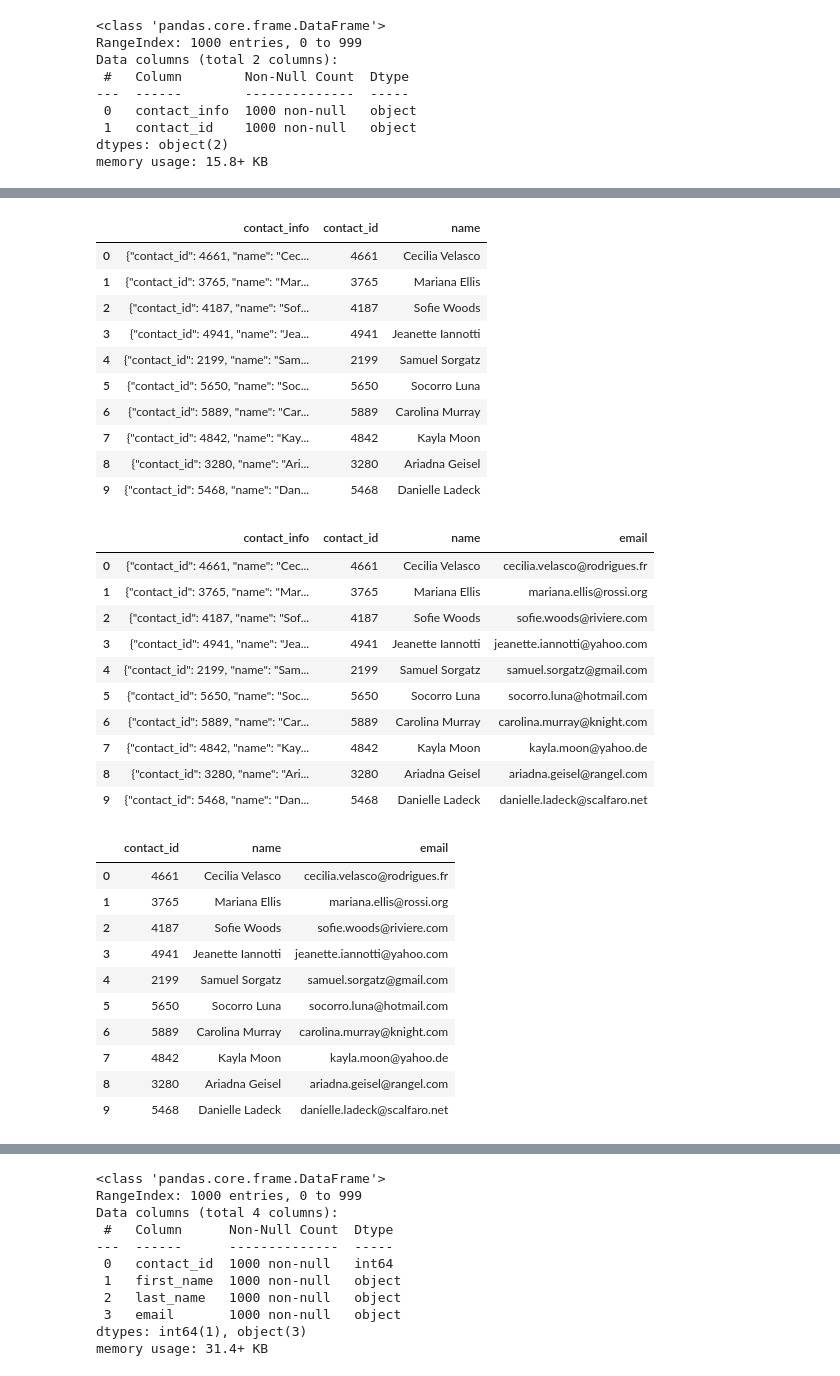
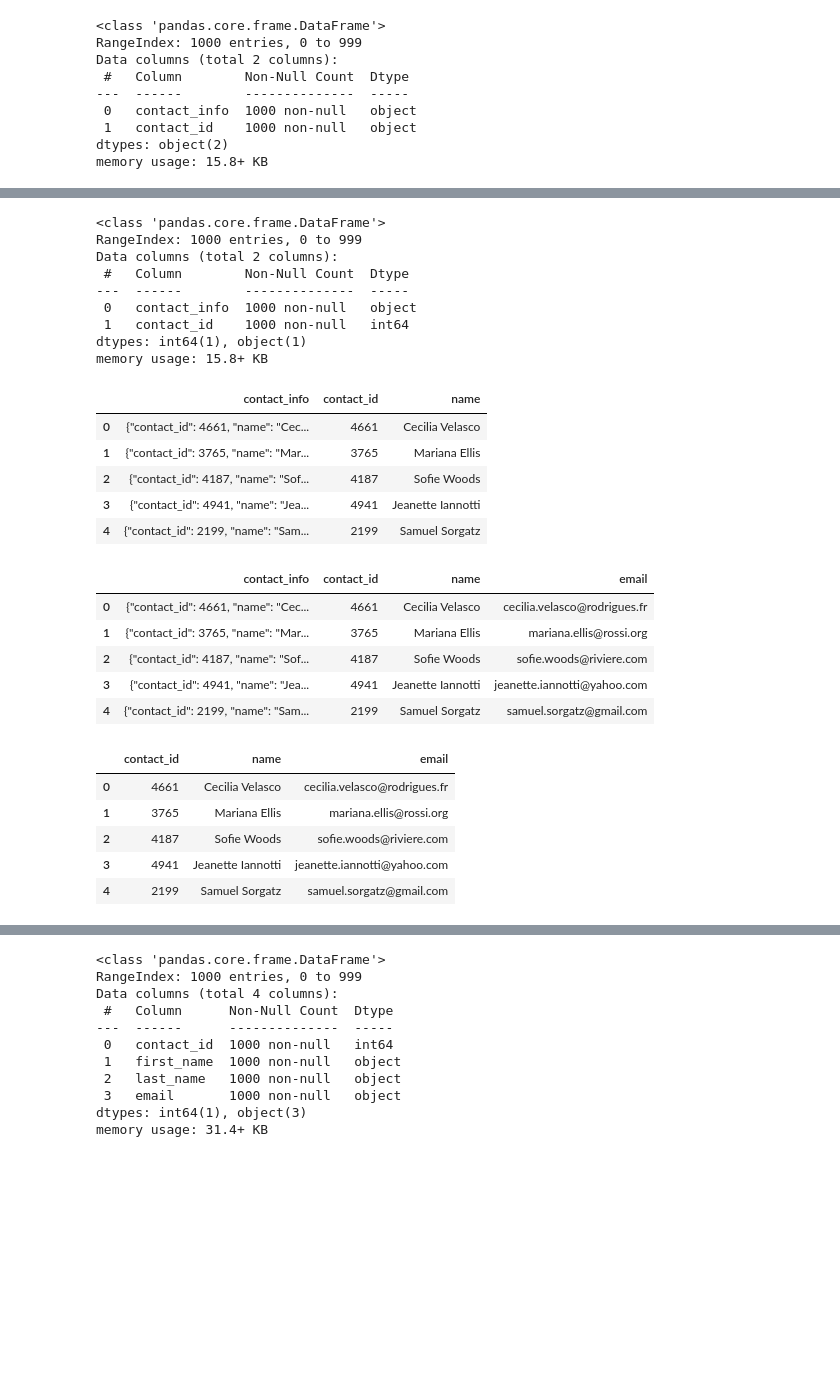
Before and after one commit to mattf4171/Crowdfunding_ETL, a Jupyter notebook: ETL_Mini_Project_MFernandez_SDixon.ipynb, the cells around one changed output, grey strips where cells are left out. Cells and saved outputs as stored; diff of their text form; code cells hidden in the pictures; blank space fills up the shorter version.

```diff
--- a/ETL_Mini_Project_MFernandez_SDixon.ipynb
+++ b/ETL_Mini_Project_MFernandez_SDixon.ipynb
@@ -289,6 +311,9 @@ campaign_cleaned.to_csv("Resources/campaign.csv", index=False)
 ### Extract the contacts.xlsx Data.
 # %%
 # Read the data into a Pandas DataFrame. Use the `header=2` parameter when reading in the data.
-contact_info_df = pd.read_excel('Resources/contacts.xlsx', header=2)
+
+## They gave this to us
+
+contact_info_df = pd.read_excel('Resources/contacts.xlsx', header=3)
 contact_info_df.head()
 # %% [output]
@@ -417,0 +452,13 @@ contact_info_df_copy.head()
+# %%
+# Extract the four-digit contact ID number.
+
+#print(contact_info_df_copy)
+
+# for i,row in contact_info_df_copy.iterrows():
+#     print(i,row[0])
+
+#     break
+
+
+contact_info_df_copy['contact_id'] = contact_info_df_copy['contact_info'].str.extract(r'\s(\d+\d)')
+contact_info_df_copy.head()
@@ -429,3 +484,4 @@ dtypes: object(2)
 memory usage: 15.8+ KB
 # %%
 # Convert the "contact_id" column to an int64 data type.
+contact_info_df_copy['contact_id']=contact_info_df_copy['contact_id'].astype('int64')
@@ -442,5 +488,21 @@ memory usage: 15.8+ KB
+# %%
+#Rechecking the datatypes to ensure change
+contact_info_df_copy.info()
+# %% [output]
+<class 'pandas.core.frame.DataFrame'>
+RangeIndex: 1000 entries, 0 to 999
+Data columns (total 2 columns):
+ #   Column        Non-Null Count  Dtype
+---  ------        --------------  -----
+ 0   contact_info  1000 non-null   object
+ 1   contact_id    1000 non-null   int64
+dtypes: int64(1), object(1)
+memory usage: 15.8+ KB
 # %%
 # Extract the name of the contact and add it to a new column.
+
+contact_info_df_copy['name'] = contact_info_df_copy['contact_info'].str.extract(r'([A-Z][a-z]+\s[A-Z][a-z]+)')
+contact_info_df_copy.head()
 # %% [output]
 |  | contact_info | contact_id | name |
 | 0 | {"contact_id": 4661, "name": "Cec... | 4661 | Cecilia Velasco |
@@ -448,27 +510,22 @@ memory usage: 15.8+ KB
 | 2 | {"contact_id": 4187, "name": "Sof... | 4187 | Sofie Woods |
 | 3 | {"contact_id": 4941, "name": "Jea... | 4941 | Jeanette Iannotti |
 | 4 | {"contact_id": 2199, "name": "Sam... | 2199 | Samuel Sorgatz |
-| 5 | {"contact_id": 5650, "name": "Soc... | 5650 | Socorro Luna |
-| 6 | {"contact_id": 5889, "name": "Car... | 5889 | Carolina Murray |
-| 7 | {"contact_id": 4842, "name": "Kay... | 4842 | Kayla Moon |
-| 8 | {"contact_id": 3280, "name": "Ari... | 3280 | Ariadna Geisel |
-| 9 | {"contact_id": 5468, "name": "Dan... | 5468 | Danielle Ladeck |
 # %%
 # Extract the email from the contacts and add the values to a new column.
+
+contact_info_df_copy['email'] = contact_info_df_copy['contact_info'].str.extract(r'(\b[A-Za-z0-9._+-~%]+@[A-Za-z0-9.-]+\.[A-Za-z]{2,}\b)')
+contact_info_df_copy.head()
 # %% [output]
 |  | contact_info | contact_id | name | email |
 | 0 | {"contact_id": 4661, "name": "Cec... | 4661 | Cecilia Velasco | cecilia.velasco@rodrigues.fr |
 | 1 | {"contact_id": 3765, "name": "Mar... | 3765 | Mariana Ellis | mariana.ellis@rossi.org |
 | 2 | {"contact_id": 4187, "name": "Sof... | 4187 | Sofie Woods | sofie.woods@riviere.com |
 | 3 | {"contact_id": 4941, "name": "Jea... | 4941 | Jeanette Iannotti | jeanette.iannotti@yahoo.com |
 | 4 | {"contact_id": 2199, "name": "Sam... | 2199 | Samuel Sorgatz | samuel.sorgatz@gmail.com |
-| 5 | {"contact_id": 5650, "name": "Soc... | 5650 | Socorro Luna | socorro.luna@hotmail.com |
-| 6 | {"contact_id": 5889, "name": "Car... | 5889 | Carolina Murray | carolina.murray@knight.com |
-| 7 | {"contact_id": 4842, "name": "Kay... | 4842 | Kayla Moon | kayla.moon@yahoo.de |
-| 8 | {"contact_id": 3280, "name": "Ari... | 3280 | Ariadna Geisel | ariadna.geisel@rangel.com |
-| 9 | {"contact_id": 5468, "name": "Dan... | 5468 | Danielle Ladeck | danielle.ladeck@scalfaro.net |
 # %%
 # Create a copy of the contact_info_df with the 'contact_id', 'name', 'email' columns.
+contact_info_df_copy_copy = contact_info_df_copy[['contact_id', 'name', 'email']]
+contact_info_df_copy_copy.head()
 # %% [output]
 |  | contact_id | name | email |
 | 0 | 4661 | Cecilia Velasco | cecilia.velasco@rodrigues.fr |
@@ -476,10 +533,5 @@ memory usage: 15.8+ KB
 | 2 | 4187 | Sofie Woods | sofie.woods@riviere.com |
 | 3 | 4941 | Jeanette Iannotti | jeanette.iannotti@yahoo.com |
 | 4 | 2199 | Samuel Sorgatz | samuel.sorgatz@gmail.com |
-| 5 | 5650 | Socorro Luna | socorro.luna@hotmail.com |
-| 6 | 5889 | Carolina Murray | carolina.murray@knight.com |
-| 7 | 4842 | Kayla Moon | kayla.moon@yahoo.de |
-| 8 | 3280 | Ariadna Geisel | ariadna.geisel@rangel.com |
-| 9 | 5468 | Danielle Ladeck | danielle.ladeck@scalfaro.net |
 # %%
 # Create a "first"name" and "last_name" column with the first and last names from the "name" column.
```
Also changed, not shown: parts of 25 cells of this notebook.
